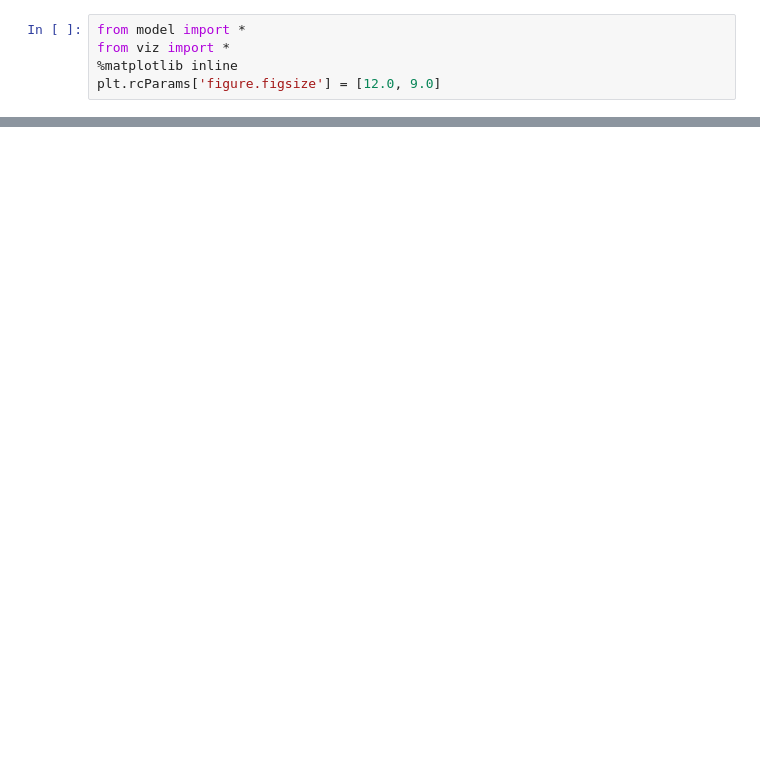
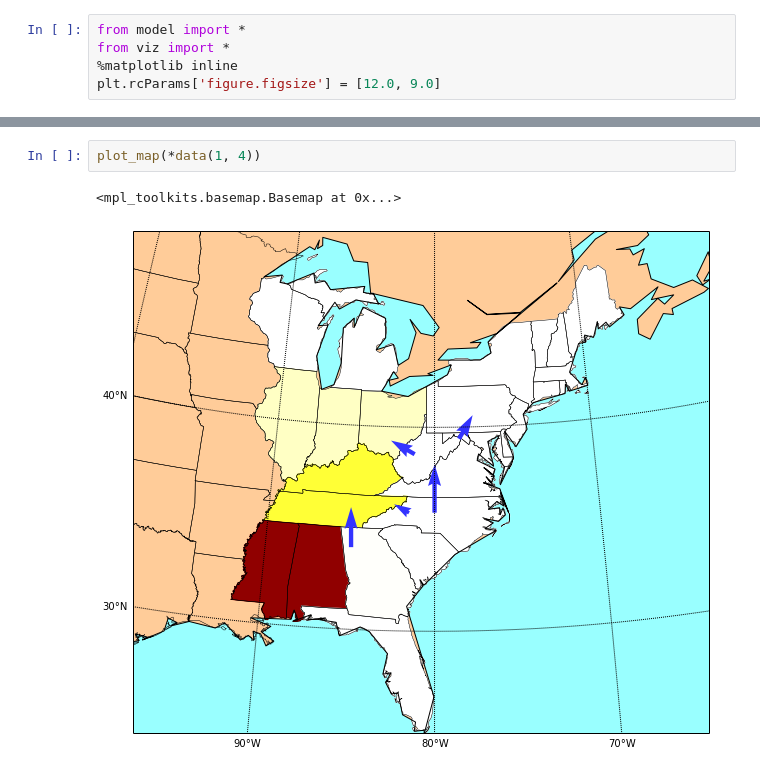
Before and after one commit to luac/birds, a Jupyter notebook: viz.ipynb, the cells around one changed output, grey strips where cells are left out. Drawn from its saved outputs; the diff is of its cells as text; blank space fills up the shorter version.

```diff
--- a/viz.ipynb
+++ b/viz.ipynb
@@ -22,0 +18,5 @@ plot_map(obs, omin, omax, flows)
+# %%
+plot_map(*data(1, 4))
+# %% [output]
+<mpl_toolkits.basemap.Basemap at 0x...>
+[figure, added]
```
Also changed, not shown: parts of 5 cells of this notebook, 2 other files.
